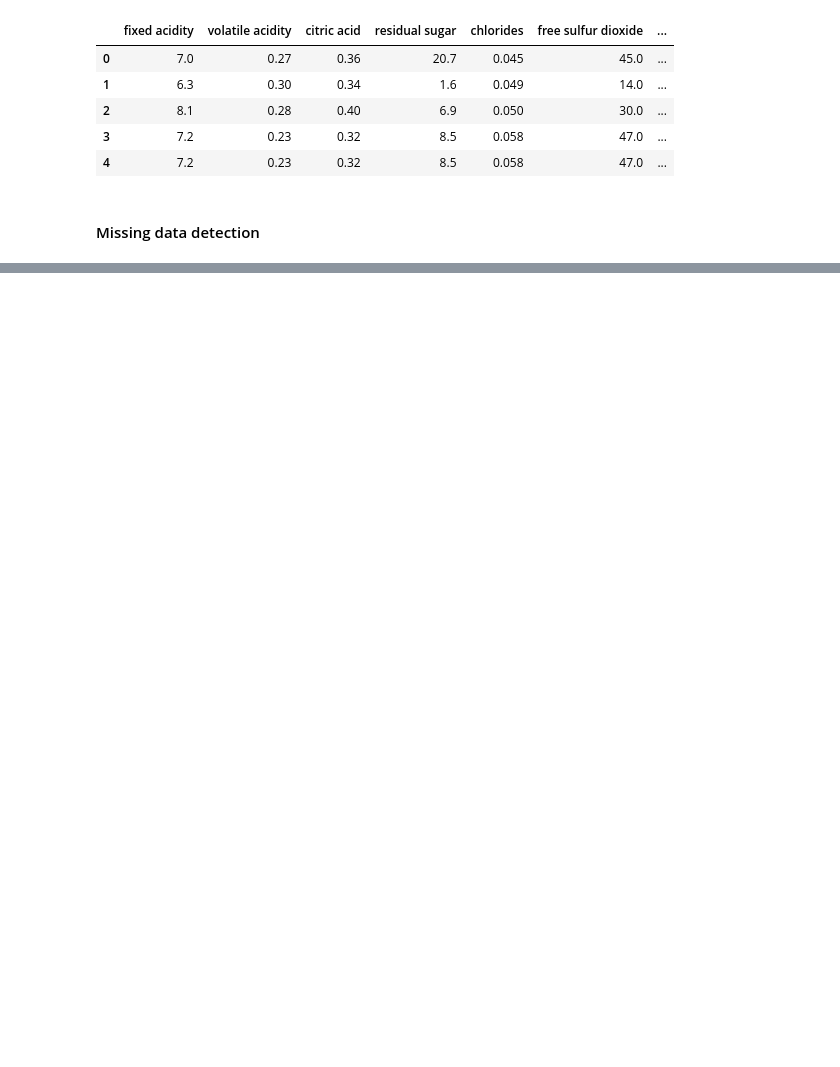
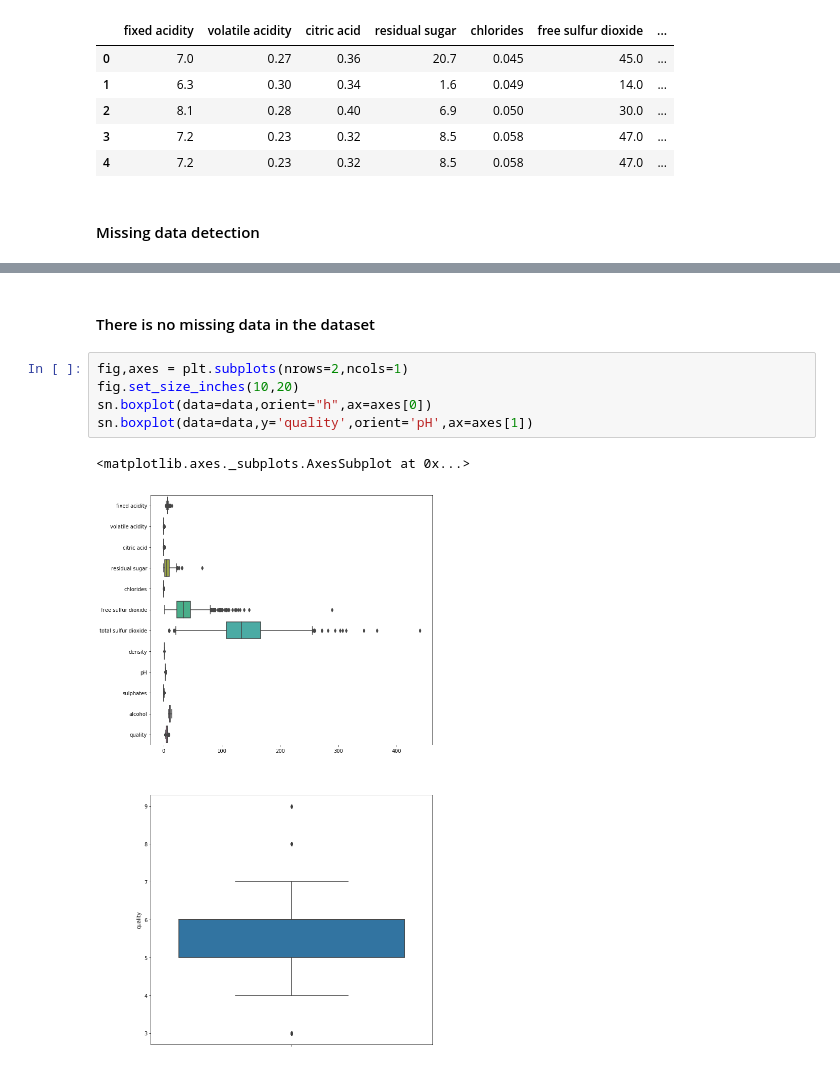
Before and after one commit to Rpmalukani22/Wine-Quality-Prediction, a Jupyter notebook: OEP.ipynb, the cells around one changed output, grey strips where cells are left out. Saved outputs shown, nothing was run; the diff lists cells and outputs as text; blank space fills up the shorter version.

```diff
--- a/OEP.ipynb
+++ b/OEP.ipynb
@@ -34,0 +35,10 @@ msno.bar(df).plot()
+# %% [markdown]
+#### There is no missing data in the  dataset
+# %%
+fig,axes = plt.subplots(nrows=2,ncols=1)
+fig.set_size_inches(10,20)
+sn.boxplot(data=data,orient="h",ax=axes[0])
+sn.boxplot(data=data,y='quality',orient='pH',ax=axes[1])
+# %% [output]
+<matplotlib.axes._subplots.AxesSubplot at 0x...>
+[figure, added]
```
Also changed, not shown: parts of 17 cells of this notebook, 3 other files.
